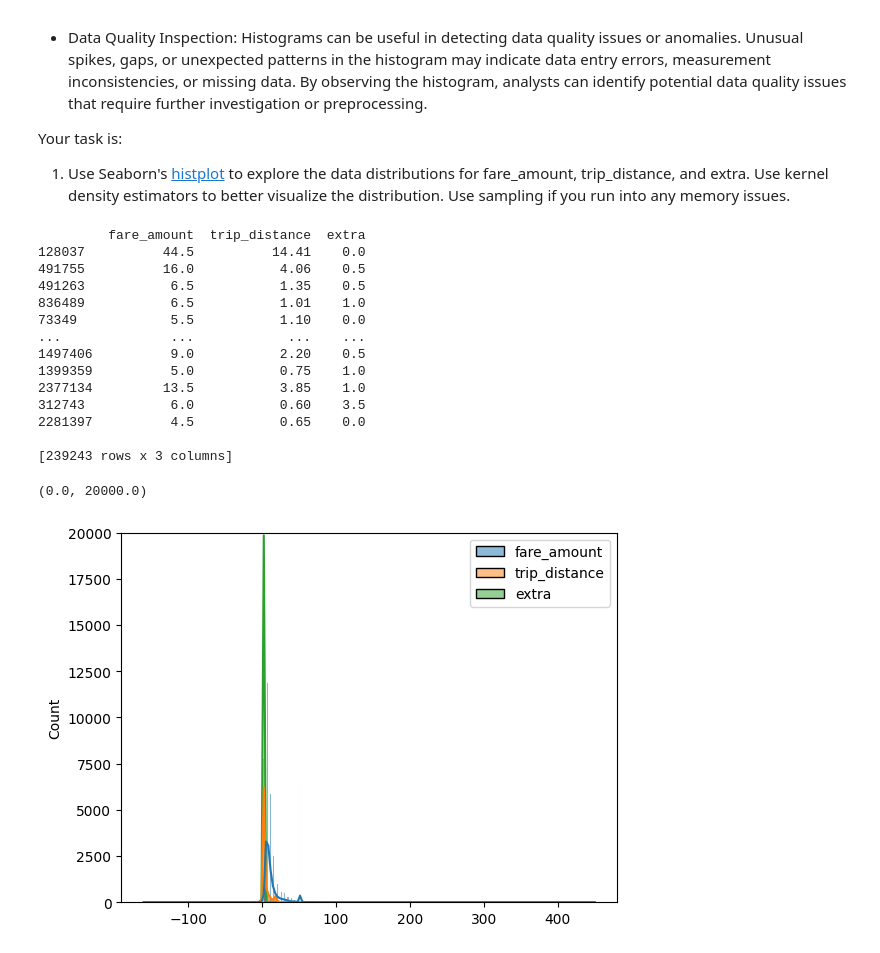
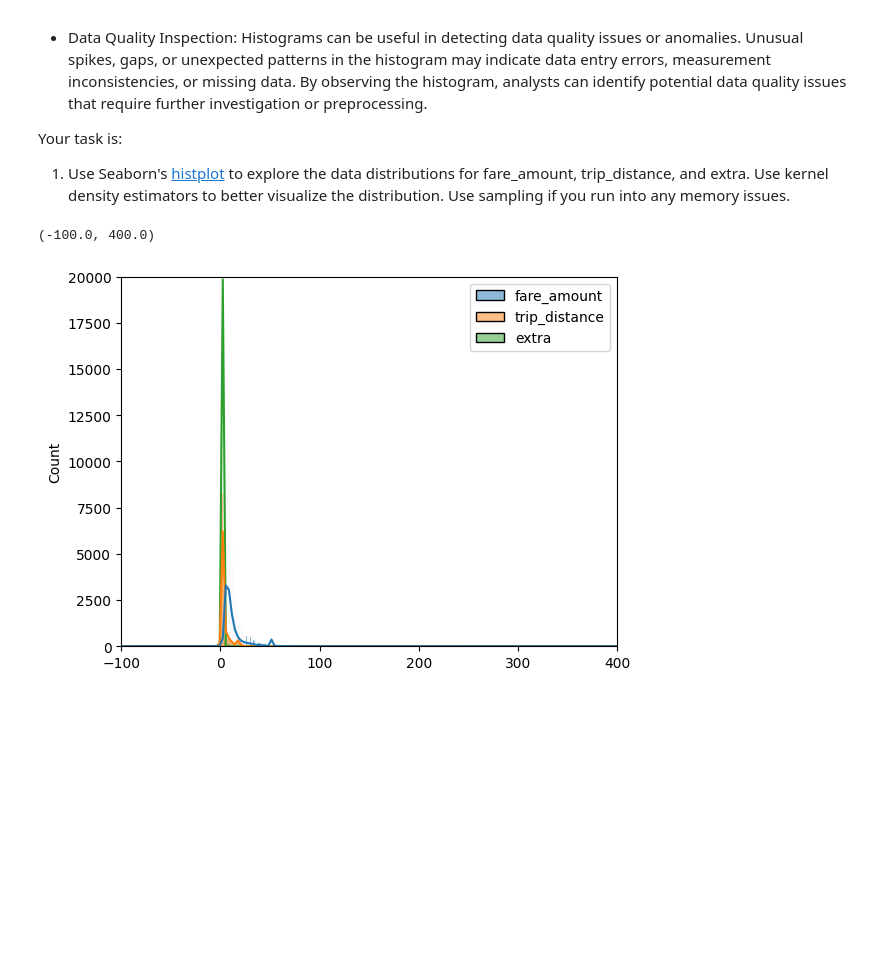
Before and after one commit to FranciscoNav/springboard, a Jupyter notebook: Student_MLE_MiniProject_EDA.ipynb, the cells around one changed output. Cells and saved outputs as stored; diff of their text form; code cells hidden in the pictures; blank space fills up the shorter version.

```diff
--- a/Student_MLE_MiniProject_EDA.ipynb
+++ b/Student_MLE_MiniProject_EDA.ipynb
@@ -355,26 +368,11 @@ Your task is:
 # %%
 # Explore data distributions for 'fare_amount', 'trip_distance' and 'extra' using Seaborn's histplot. Sample the data if you run into memory issues.
 sample_df = no_na_taxi_df.sample(frac=0.1, replace=True, random_state=1)
 sample_df = sample_df[['fare_amount', 'trip_distance', 'extra']]
-print(sample_df)
 
 sns.histplot(data=sample_df, kde=True)
 plt.ylim(0,20000)
-# NOT SURE IF I DID THIS RIGHT?
+plt.xlim(-100,400)
 # %% [output]
-         fare_amount  trip_distance  extra
-128037          44.5          14.41    0.0
-491755          16.0           4.06    0.5
-491263           6.5           1.35    0.5
-836489           6.5           1.01    1.0
-73349            5.5           1.10    0.0
-...              ...            ...    ...
-1497406          9.0           2.20    0.5
-1399359          5.0           0.75    1.0
-2377134         13.5           3.85    1.0
-312743           6.0           0.60    3.5
-2281397          4.5           0.65    0.0
-
-[239243 rows x 3 columns]
+(-100.0, 400.0)
-(0.0, 20000.0)
-[figure, old version]
+[figure, new version]
```
Also changed, not shown: parts of 3 cells of this notebook.
